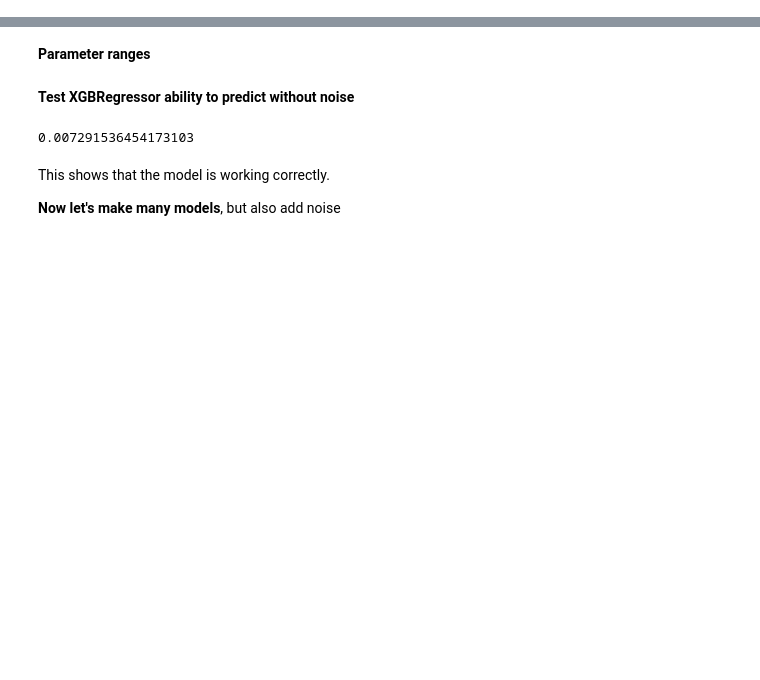
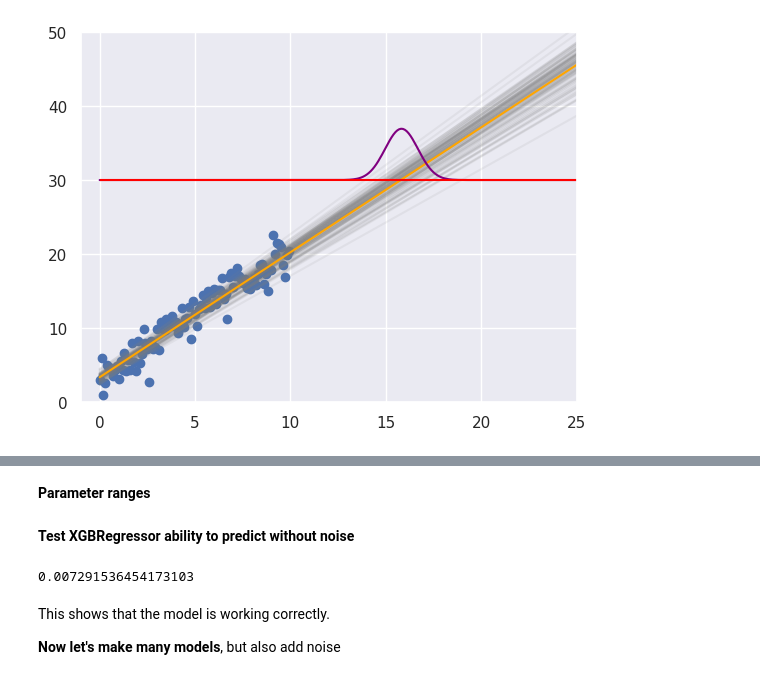
Before and after one commit to globaltechinc/probablistic_deep_learning, a Jupyter notebook: 1_XGBoost ensemble.ipynb, the cells around one changed output, grey strips where cells are left out. Drawn from its saved outputs; the diff is of its cells as text; code cells hidden in the pictures; blank space fills up the shorter version.

```diff
--- a/1_XGBoost ensemble.ipynb
+++ b/1_XGBoost ensemble.ipynb
@@ -93,0 +143,31 @@ plt.show()
+# %%
+idx = 3
+
+limit = 30
+x30 = np.arange(0,30,0.1)
+rul_list = []
+
+for idx_reg in range(n_regessors):
+    y_pred_idx = func(x30, a_pred[idx][idx_reg], c_pred[idx][idx_reg])
+    plt.plot(x30, y_pred_idx, color='grey', alpha=0.1)
+    idx_rul = np.abs(y_pred_idx - limit).argmin()
+    rul = x30[idx_rul]
+    rul_list.append(rul)
+
+y_pred_mean = func(x30, a_mean[idx], c_mean[idx])
+plt.plot(x30, y_pred_mean, color='orange')
+
+rul_list = np.array(rul_list)
+rul_mean = rul_list.mean()
+rul_std = rul_list.std()
+rul_pdf = norm.pdf(x30, rul_mean, rul_std)
+plt.plot(x30, (rul_pdf*15)+30, color='purple')
+
+plt.hlines(limit, 0, 30, color='red')
+plt.scatter(x, features[idx])
+
+plt.xlim(-1,25)
+plt.ylim(0,50)
+plt.show()
+# %% [output]
+[figure, new version]
```
Also changed, not shown: parts of 51 cells of this notebook.
